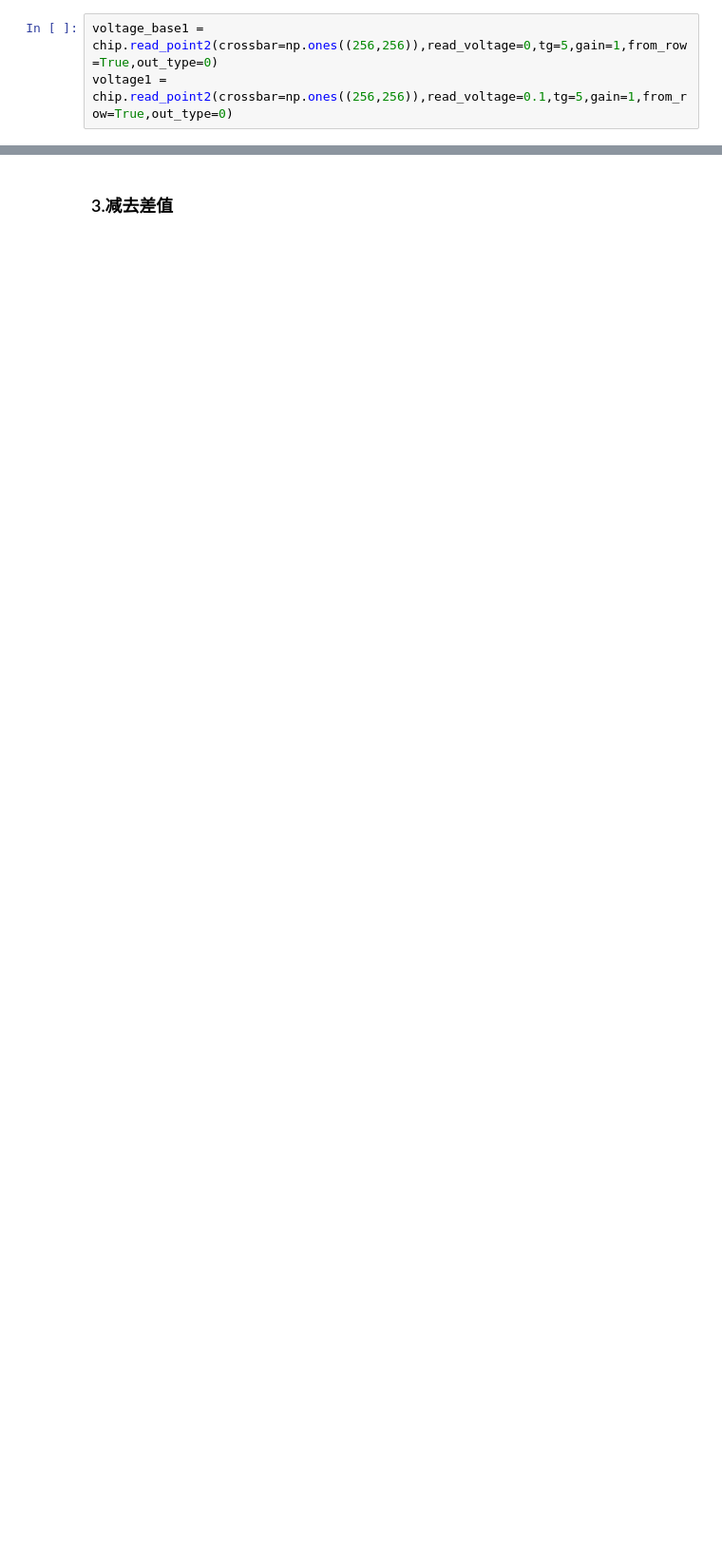
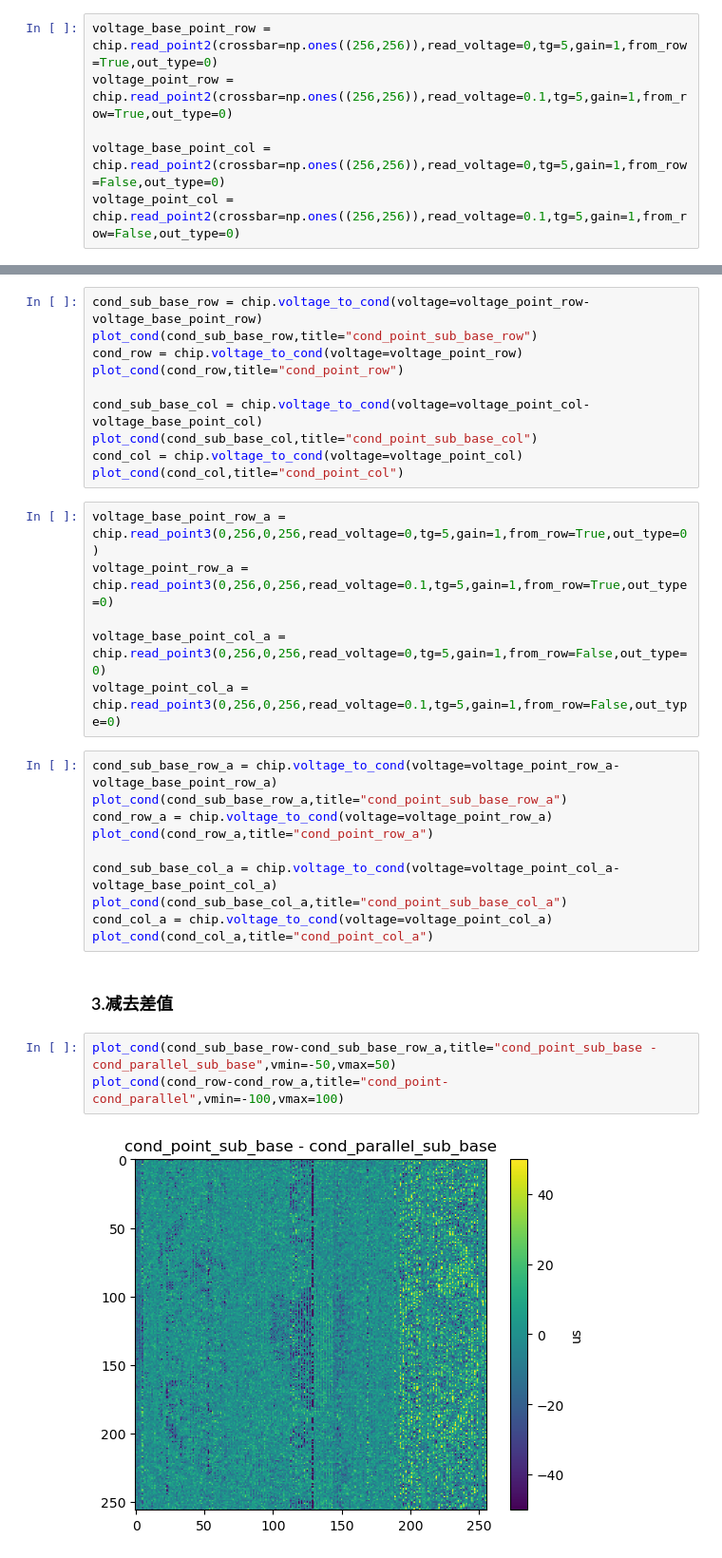
Before and after one commit to bei-meng/host_computer, a Jupyter notebook: examples/3并行读-逐点读.ipynb, the cells around one changed output, grey strips where cells are left out. Shown at 95% size. Drawn from its saved outputs; the diff is of its cells as text; blank space fills up the shorter version.

```diff
--- a/examples/3并行读-逐点读.ipynb
+++ b/examples/3并行读-逐点读.ipynb
@@ -45,5 +46,8 @@ plot_cond(cond0,title="cond_parallel")
 # %% [markdown]
 ### 2.逐点读
 # %%
-voltage_base1 = chip.read_point2(crossbar=np.ones((256,256)),read_voltage=0,tg=5,gain=1,from_row=True,out_type=0)
-voltage1 = chip.read_point2(crossbar=np.ones((256,256)),read_voltage=0.1,tg=5,gain=1,from_row=True,out_type=0)
+voltage_base_point_row = chip.read_point2(crossbar=np.ones((256,256)),read_voltage=0,tg=5,gain=1,from_row=True,out_type=0)
+voltage_point_row = chip.read_point2(crossbar=np.ones((256,256)),read_voltage=0.1,tg=5,gain=1,from_row=True,out_type=0)
+
+voltage_base_point_col = chip.read_point2(crossbar=np.ones((256,256)),read_voltage=0,tg=5,gain=1,from_row=False,out_type=0)
+voltage_point_col = chip.read_point2(crossbar=np.ones((256,256)),read_voltage=0.1,tg=5,gain=1,from_row=False,out_type=0)
@@ -55,2 +54,33 @@ plot_cond(cond1,title="cond_point")
+# %%
+cond_sub_base_row = chip.voltage_to_cond(voltage=voltage_point_row-voltage_base_point_row)
+plot_cond(cond_sub_base_row,title="cond_point_sub_base_row")
+cond_row = chip.voltage_to_cond(voltage=voltage_point_row)
+plot_cond(cond_row,title="cond_point_row")
+
+cond_sub_base_col = chip.voltage_to_cond(voltage=voltage_point_col-voltage_base_point_col)
+plot_cond(cond_sub_base_col,title="cond_point_sub_base_col")
+cond_col = chip.voltage_to_cond(voltage=voltage_point_col)
+plot_cond(cond_col,title="cond_point_col")
+# %%
+voltage_base_point_row_a = chip.read_point3(0,256,0,256,read_voltage=0,tg=5,gain=1,from_row=True,out_type=0)
+voltage_point_row_a = chip.read_point3(0,256,0,256,read_voltage=0.1,tg=5,gain=1,from_row=True,out_type=0)
+
+voltage_base_point_col_a = chip.read_point3(0,256,0,256,read_voltage=0,tg=5,gain=1,from_row=False,out_type=0)
+voltage_point_col_a = chip.read_point3(0,256,0,256,read_voltage=0.1,tg=5,gain=1,from_row=False,out_type=0)
+# %%
+cond_sub_base_row_a = chip.voltage_to_cond(voltage=voltage_point_row_a-voltage_base_point_row_a)
+plot_cond(cond_sub_base_row_a,title="cond_point_sub_base_row_a")
+cond_row_a = chip.voltage_to_cond(voltage=voltage_point_row_a)
+plot_cond(cond_row_a,title="cond_point_row_a")
+
+cond_sub_base_col_a = chip.voltage_to_cond(voltage=voltage_point_col_a-voltage_base_point_col_a)
+plot_cond(cond_sub_base_col_a,title="cond_point_sub_base_col_a")
+cond_col_a = chip.voltage_to_cond(voltage=voltage_point_col_a)
+plot_cond(cond_col_a,title="cond_point_col_a")
 # %% [markdown]
 ### 3.减去差值
+# %%
+plot_cond(cond_sub_base_row-cond_sub_base_row_a,title="cond_point_sub_base - cond_parallel_sub_base",vmin=-50,vmax=50)
+plot_cond(cond_row-cond_row_a,title="cond_point-cond_parallel",vmin=-100,vmax=100)
+# %% [output]
+[figure, added]
```
Also changed, not shown: parts of 5 cells of this notebook, 12 other files.
